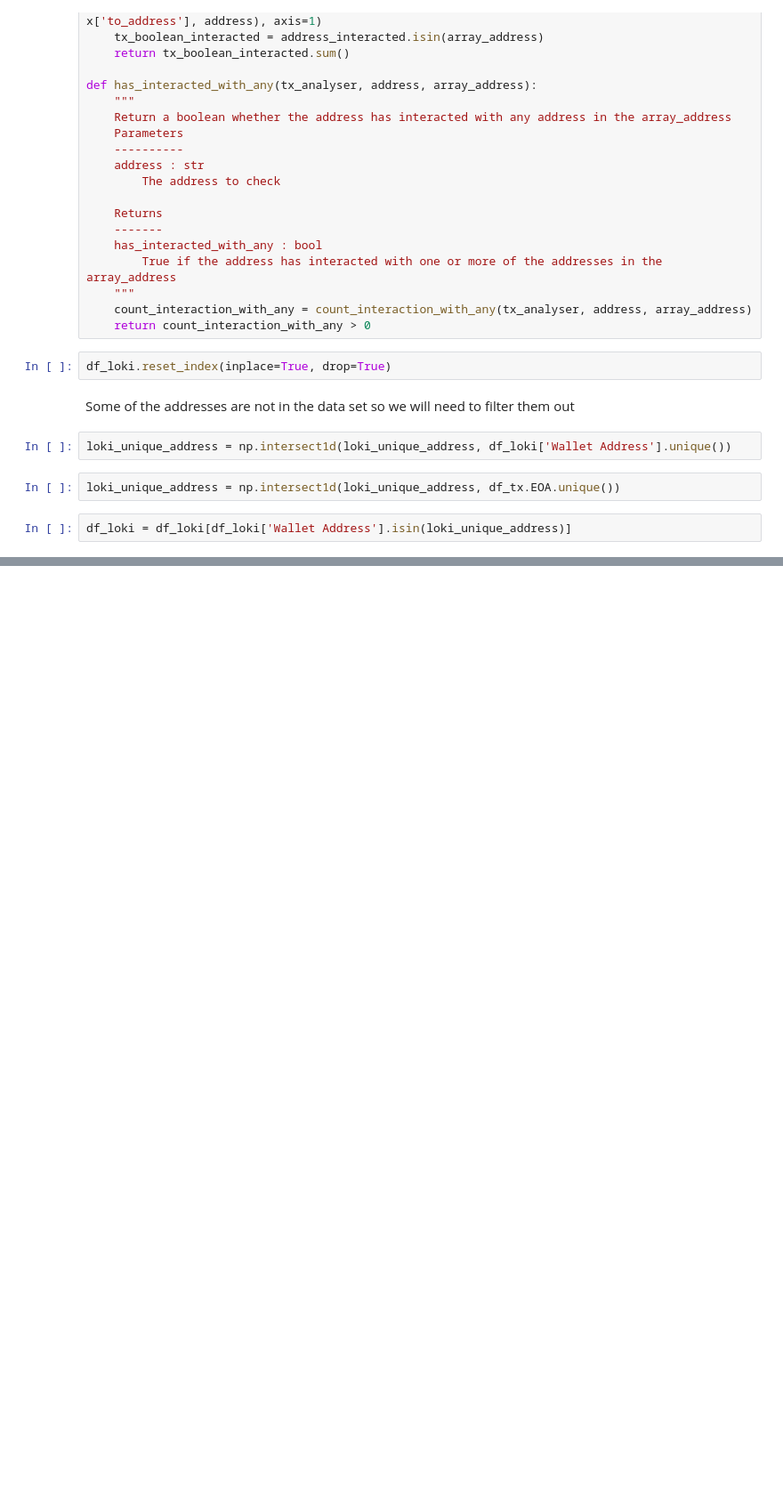
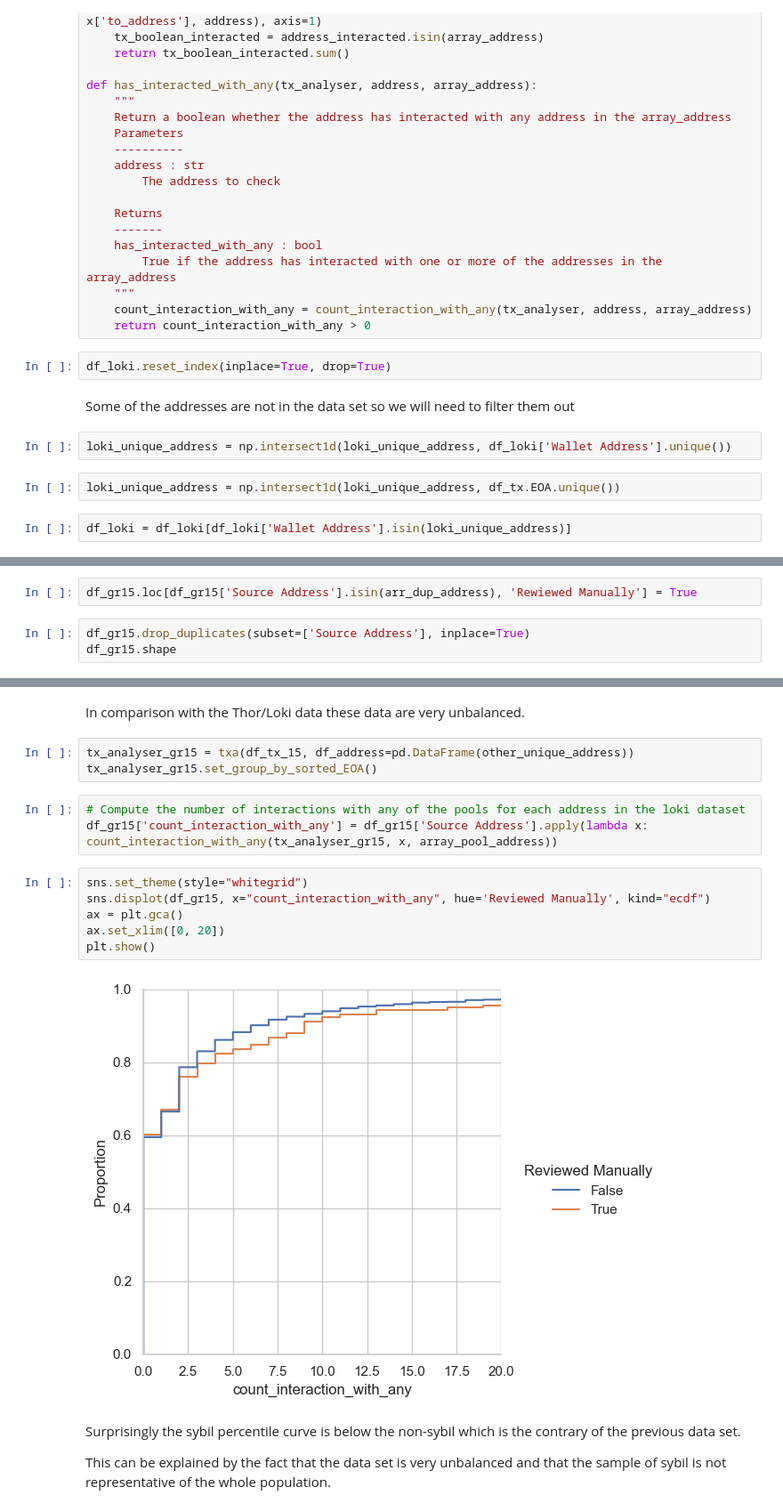
Before and after one commit to poupou-web3/beta-rounds-vote-analysis, a Jupyter notebook: jupyter/analysis-on-chain-passport.ipynb, the cells around one changed output, grey strips where cells are left out. Shown at 89% size. Drawn from its saved outputs; the diff is of its cells as text; blank space fills up the shorter version.

```diff
--- a/jupyter/analysis-on-chain-passport.ipynb
+++ b/jupyter/analysis-on-chain-passport.ipynb
@@ -259,0 +331,5 @@ Then a second threshold above 20 would eliminate 99% the addresses that have the
+# %%
+df_gr15.loc[df_gr15['Source Address'].isin(arr_dup_address), 'Rewiewed Manually'] = True
+# %%
+df_gr15.drop_duplicates(subset=['Source Address'], inplace=True)
+df_gr15.shape
@@ -259,0 +345,20 @@ Then a second threshold above 20 would eliminate 99% the addresses that have the
+# %% [markdown]
+In comparison with the Thor/Loki data these data are very unbalanced.
+# %%
+tx_analyser_gr15 = txa(df_tx_15, df_address=pd.DataFrame(other_unique_address))
+tx_analyser_gr15.set_group_by_sorted_EOA()
+# %%
+# Compute the number of interactions with any of the pools for each address in the loki dataset
+df_gr15['count_interaction_with_any'] = df_gr15['Source Address'].apply(lambda x: count_interaction_with_any(tx_analyser_gr15, x, array_pool_address))
+# %%
+sns.set_theme(style="whitegrid")
+sns.displot(df_gr15, x="count_interaction_with_any", hue='Reviewed Manually', kind="ecdf")
+ax = plt.gca()
+ax.set_xlim([0, 20])
+plt.show()
+# %% [output]
+[figure, added]
+# %% [markdown]
+Surprisingly the sybil percentile curve is below the non-sybil which is the contrary of the previous data set.
+
+This can be explained by the fact that the data set is very unbalanced and that the sample of sybil is not representative of the whole population.
```
Also changed, not shown: parts of 54 cells of this notebook, 2 other files.
